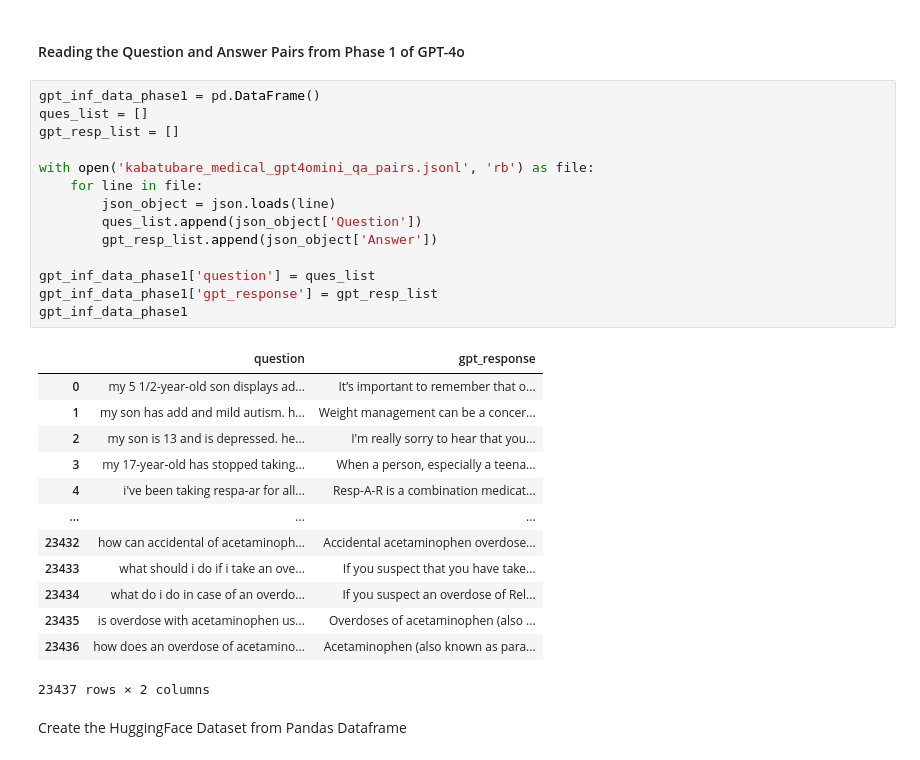
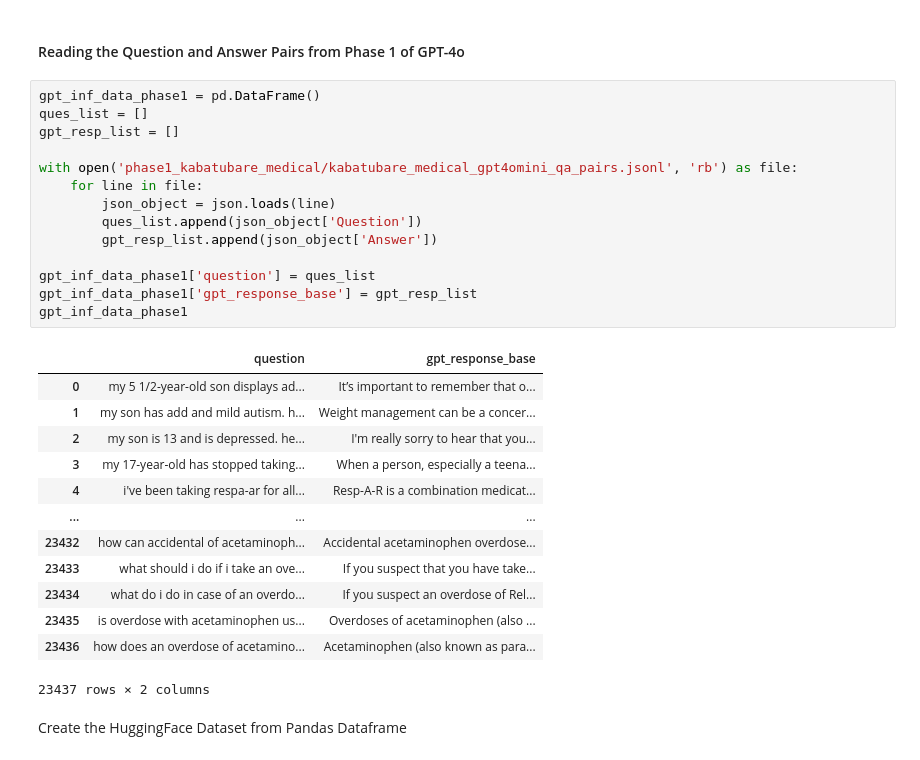
Before and after one commit to embedded-robotics/llm-distillation, a Jupyter notebook: llama_sft_phase2_kabatubare_medical.ipynb, the cells around one changed output. Cells and saved outputs as stored; diff of their text form.

```diff
--- a/llama_sft_phase2_kabatubare_medical.ipynb
+++ b/llama_sft_phase2_kabatubare_medical.ipynb
@@ -25,19 +25,19 @@ from trl import SFTTrainer
 # %%
 gpt_inf_data_phase1 = pd.DataFrame()
 ques_list = []
 gpt_resp_list = []
 
-with open('kabatubare_medical_gpt4omini_qa_pairs.jsonl', 'rb') as file:
+with open('phase1_kabatubare_medical/kabatubare_medical_gpt4omini_qa_pairs.jsonl', 'rb') as file:
     for line in file:
         json_object = json.loads(line)
         ques_list.append(json_object['Question'])
         gpt_resp_list.append(json_object['Answer'])
 
 gpt_inf_data_phase1['question'] = ques_list
-gpt_inf_data_phase1['gpt_response'] = gpt_resp_list
+gpt_inf_data_phase1['gpt_response_base'] = gpt_resp_list
 gpt_inf_data_phase1
 # %% [output]
-|  | question | gpt_response |
+|  | question | gpt_response_base |
 | 0 | my 5 1/2-year-old son displays ad... | It’s important to remember that o... |
 | 1 | my son has add and mild autism. h... | Weight management can be a concer... |
 | 2 | my son is 13 and is depressed. he... | I'm really sorry to hear that you... |
```
Also changed, not shown: parts of 2 cells of this notebook, 1 other file.
